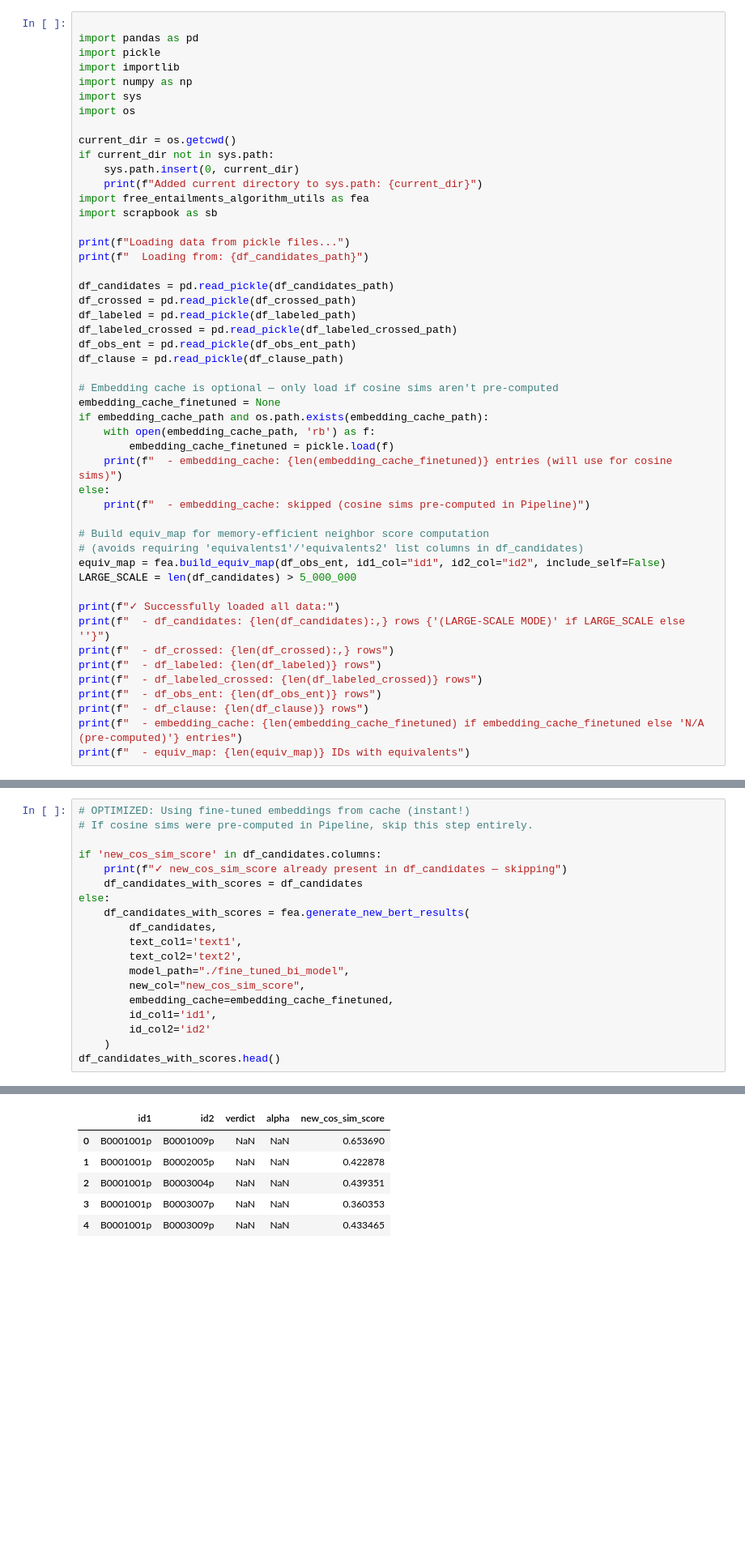
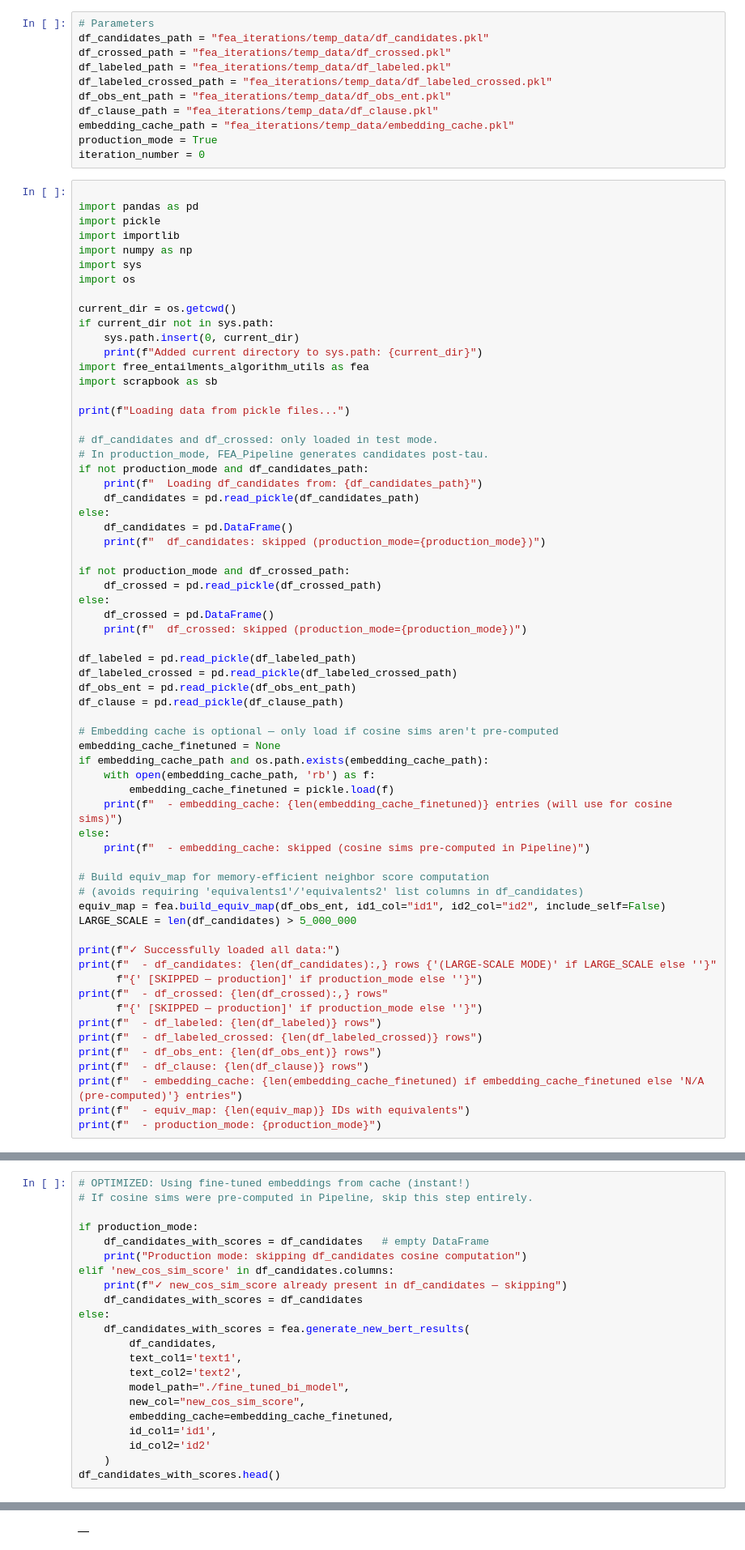
Before and after one commit to agustinestevah/fea_project, a Jupyter notebook: fea_iterations/FEA_iter_0.ipynb, the cells around one changed output, grey strips where cells are left out. Shown at 81% size. Saved outputs shown, nothing was run; the diff lists cells and outputs as text; blank space fills up the shorter version.

```diff
--- a/fea_iterations/FEA_iter_0.ipynb
+++ b/fea_iterations/FEA_iter_0.ipynb
@@ -27,3 +20,14 @@ embedding_cache_path = "fea_iterations/temp_data/embedding_cache.pkl"
+# %%
+# Parameters
+df_candidates_path = "fea_iterations/temp_data/df_candidates.pkl"
+df_crossed_path = "fea_iterations/temp_data/df_crossed.pkl"
+df_labeled_path = "fea_iterations/temp_data/df_labeled.pkl"
+df_labeled_crossed_path = "fea_iterations/temp_data/df_labeled_crossed.pkl"
+df_obs_ent_path = "fea_iterations/temp_data/df_obs_ent.pkl"
+df_clause_path = "fea_iterations/temp_data/df_clause.pkl"
+embedding_cache_path = "fea_iterations/temp_data/embedding_cache.pkl"
+production_mode = True
+iteration_number = 0
 # %%
 
 import pandas as pd
@@ -41,10 +45,22 @@ import free_entailments_algorithm_utils as fea
 import scrapbook as sb
 
 print(f"Loading data from pickle files...")
-print(f"  Loading from: {df_candidates_path}")
 
-df_candidates = pd.read_pickle(df_candidates_path)
-df_crossed = pd.read_pickle(df_crossed_path)
+# df_candidates and df_crossed: only loaded in test mode.
+# In production_mode, FEA_Pipeline generates candidates post-tau.
+if not production_mode and df_candidates_path:
+    print(f"  Loading df_candidates from: {df_candidates_path}")
+    df_candidates = pd.read_pickle(df_candidates_path)
+else:
+    df_candidates = pd.DataFrame()
+    print(f"  df_candidates: skipped (production_mode={production_mode})")
+
+if not production_mode and df_crossed_path:
+    df_crossed = pd.read_pickle(df_crossed_path)
+else:
+    df_crossed = pd.DataFrame()
+    print(f"  df_crossed: skipped (production_mode={production_mode})")
+
 df_labeled = pd.read_pickle(df_labeled_path)
 df_labeled_crossed = pd.read_pickle(df_labeled_crossed_path)
 df_obs_ent = pd.read_pickle(df_obs_ent_path)
@@ -65,14 +81,17 @@ equiv_map = fea.build_equiv_map(df_obs_ent, id1_col="id1", id2_col="id2", includ
 LARGE_SCALE = len(df_candidates) > 5_000_000
 
 print(f"✓ Successfully loaded all data:")
-print(f"  - df_candidates: {len(df_candidates):,} rows {'(LARGE-SCALE MODE)' if LARGE_SCALE else ''}")
-print(f"  - df_crossed: {len(df_crossed):,} rows")
+print(f"  - df_candidates: {len(df_candidates):,} rows {'(LARGE-SCALE MODE)' if LARGE_SCALE else ''}"
+      f"{' [SKIPPED — production]' if production_mode else ''}")
+print(f"  - df_crossed: {len(df_crossed):,} rows"
+      f"{' [SKIPPED — production]' if production_mode else ''}")
 print(f"  - df_labeled: {len(df_labeled)} rows")
 print(f"  - df_labeled_crossed: {len(df_labeled_crossed)} rows")
 print(f"  - df_obs_ent: {len(df_obs_ent)} rows")
 print(f"  - df_clause: {len(df_clause)} rows")
 print(f"  - embedding_cache: {len(embedding_cache_finetuned) if embedding_cache_finetuned else 'N/A (pre-computed)'} entries")
 print(f"  - equiv_map: {len(equiv_map)} IDs with equivalents")
+print(f"  - production_mode: {production_mode}")
 # %% [output]
 Added current directory to sys.path: c:\Users\aesteva\Dropbox\Culture\3_data_processing\10_Argumentation\Entailment\CODE\free_entailment_algorithm\fea_project
 Loading data from pickle files...
@@ -97,7 +118,10 @@ importlib.reload(fea)
 # OPTIMIZED: Using fine-tuned embeddings from cache (instant!)
 # If cosine sims were pre-computed in Pipeline, skip this step entirely.
 
-if 'new_cos_sim_score' in df_candidates.columns:
+if production_mode:
+    df_candidates_with_scores = df_candidates   # empty DataFrame
+    print("Production mode: skipping df_candidates cosine computation")
+elif 'new_cos_sim_score' in df_candidates.columns:
     print(f"✓ new_cos_sim_score already present in df_candidates — skipping")
     df_candidates_with_scores = df_candidates
 else:
@@ -117,9 +141,4 @@ df_candidates_with_scores.head()
-|  | id1 | id2 | verdict | alpha | new_cos_sim_score |
-| 0 | B0001001p | B0001009p | NaN | NaN | 0.653690 |
-| 1 | B0001001p | B0002005p | NaN | NaN | 0.422878 |
-| 2 | B0001001p | B0003004p | NaN | NaN | 0.439351 |
-| 3 | B0001001p | B0003007p | NaN | NaN | 0.360353 |
-| 4 | B0001001p | B0003009p | NaN | NaN | 0.433465 |
+|  |
 # %%
 if 'new_cos_sim_score' in df_labeled.columns:
     print(f"✓ new_cos_sim_score already present in df_labeled — skipping")
```
Also changed, not shown: parts of 20 cells of this notebook, 27 other files.
